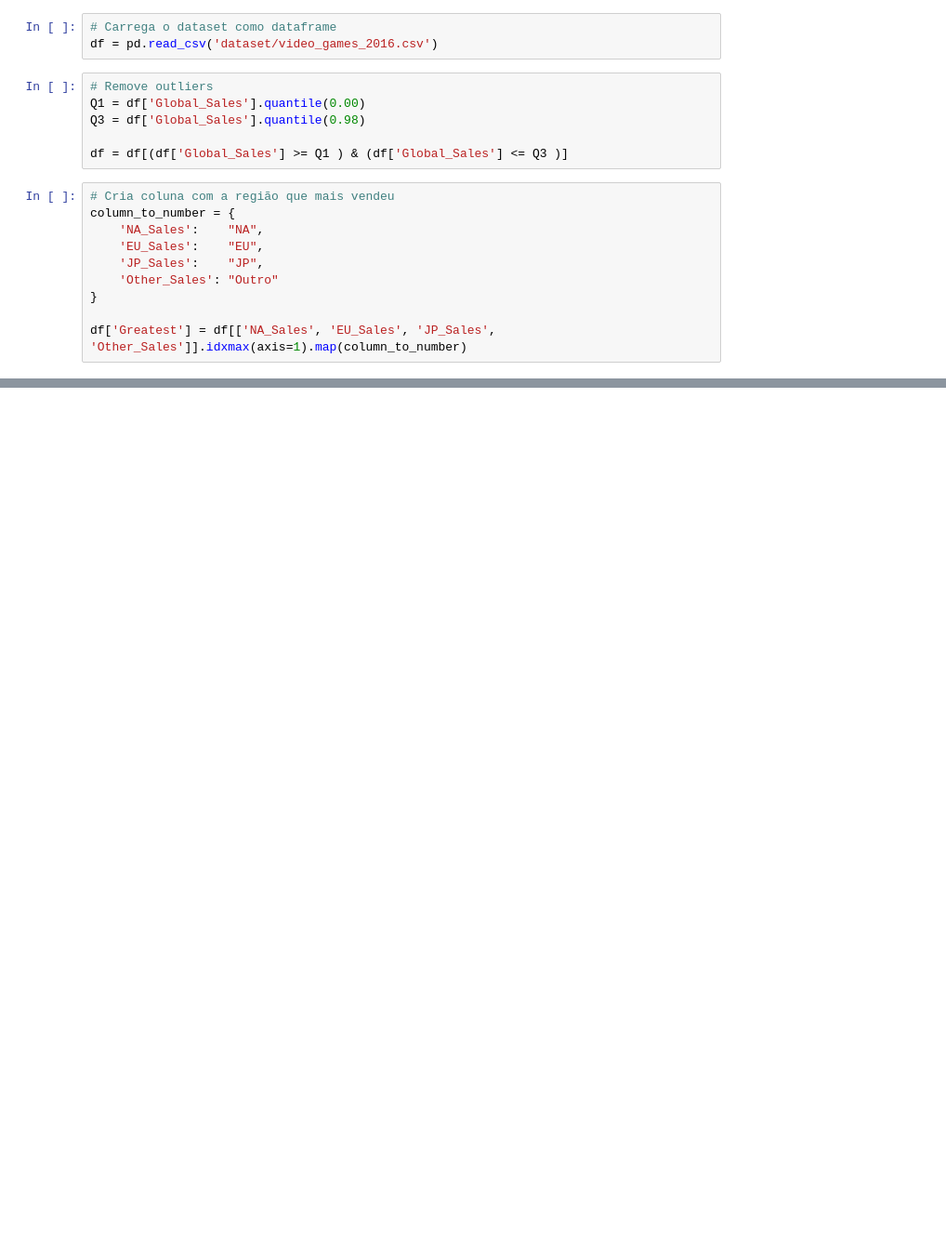
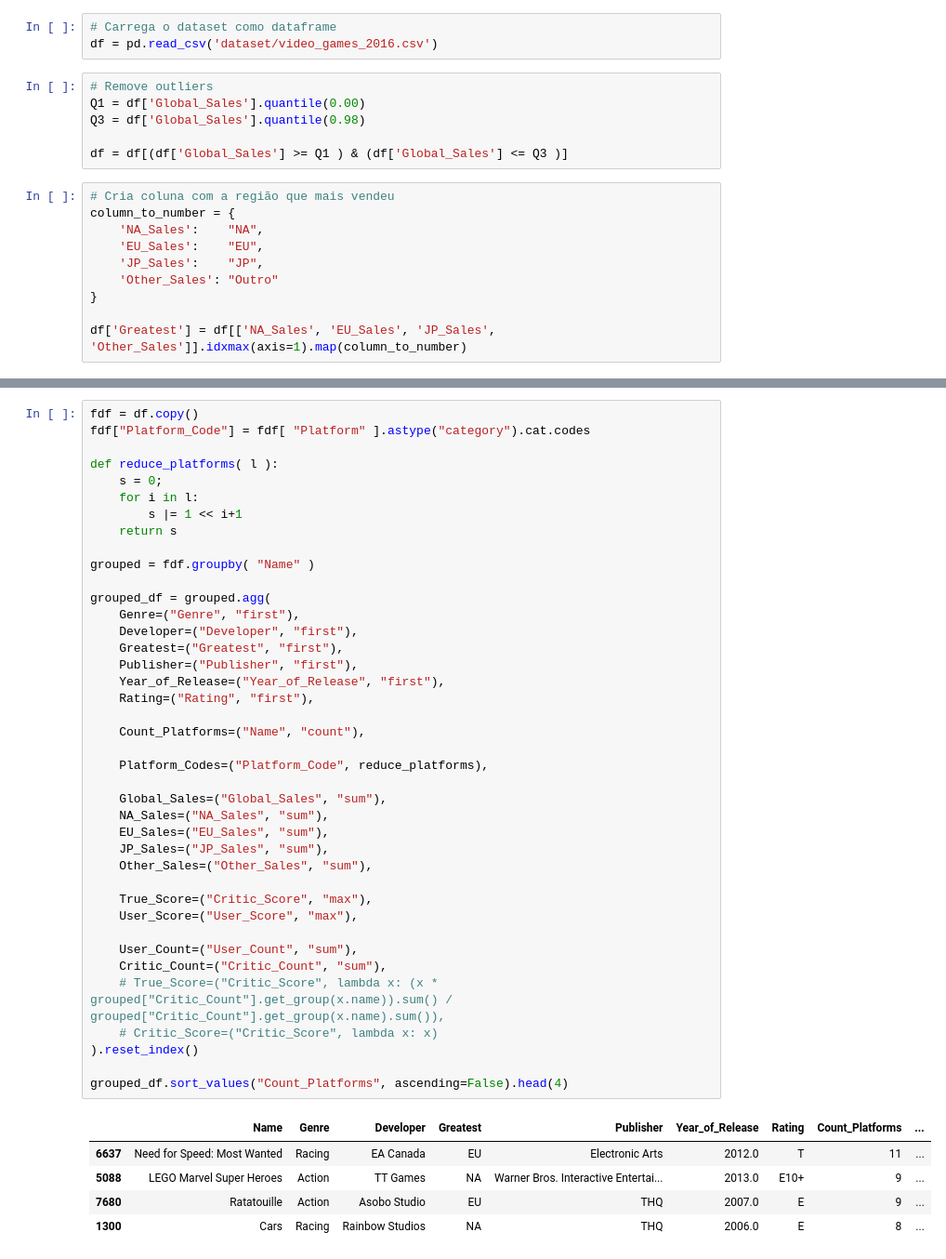
Before and after one commit to wolke412/topicos-4, a Jupyter notebook: video-game.ipynb, the cells around one changed output, grey strips where cells are left out. Shown: that part at 93% size. Drawn from its saved outputs; the diff is of its cells as text; blank space fills up the shorter version.

```diff
--- a/video-game.ipynb
+++ b/video-game.ipynb
@@ -66,0 +26,46 @@ print( df[["Critic_Score", "Critic_Classification"]] )
+# %%
+fdf = df.copy()
+fdf["Platform_Code"] = fdf[ "Platform" ].astype("category").cat.codes
+
+def reduce_platforms( l ):
+    s = 0;
+    for i in l:
+        s |= 1 << i+1
+    return s
+
+grouped = fdf.groupby( "Name" )
+
+grouped_df = grouped.agg(
+    Genre=("Genre", "first"),
+    Developer=("Developer", "first"),
+    Greatest=("Greatest", "first"),
+    Publisher=("Publisher", "first"),
+    Year_of_Release=("Year_of_Release", "first"),
+    Rating=("Rating", "first"),
+
+    Count_Platforms=("Name", "count"),
+
+    Platform_Codes=("Platform_Code", reduce_platforms),
+
+    Global_Sales=("Global_Sales", "sum"),
+    NA_Sales=("NA_Sales", "sum"),
+    EU_Sales=("EU_Sales", "sum"),
+    JP_Sales=("JP_Sales", "sum"),
+    Other_Sales=("Other_Sales", "sum"),
+
+    True_Score=("Critic_Score", "max"),
+    User_Score=("User_Score", "max"),
+
+    User_Count=("User_Count", "sum"),
+    Critic_Count=("Critic_Count", "sum"),
+    # True_Score=("Critic_Score", lambda x: (x * grouped["Critic_Count"].get_group(x.name)).sum() / grouped["Critic_Count"].get_group(x.name).sum()),
+    # Critic_Score=("Critic_Score", lambda x: x)
+).reset_index()
+
+grouped_df.sort_values("Count_Platforms", ascending=False).head(4)
+# %% [output]
+|  | Name | Genre | Developer | Greatest | Publisher | Year_of_Release | Rating | Count_Platforms | ... |
+| 6637 | Need for Speed: Most Wanted | Racing | EA Canada | EU | Electronic Arts | 2012.0 | T | 11 | ... |
+| 5088 | LEGO Marvel Super Heroes | Action | TT Games | NA | Warner Bros. Interactive Entertai... | 2013.0 | E10+ | 9 | ... |
+| 7680 | Ratatouille | Action | Asobo Studio | EU | THQ | 2007.0 | E | 9 | ... |
+| 1300 | Cars | Racing | Rainbow Studios | NA | THQ | 2006.0 | E | 8 | ... |
```
Also changed, not shown: parts of 12 cells of this notebook.
